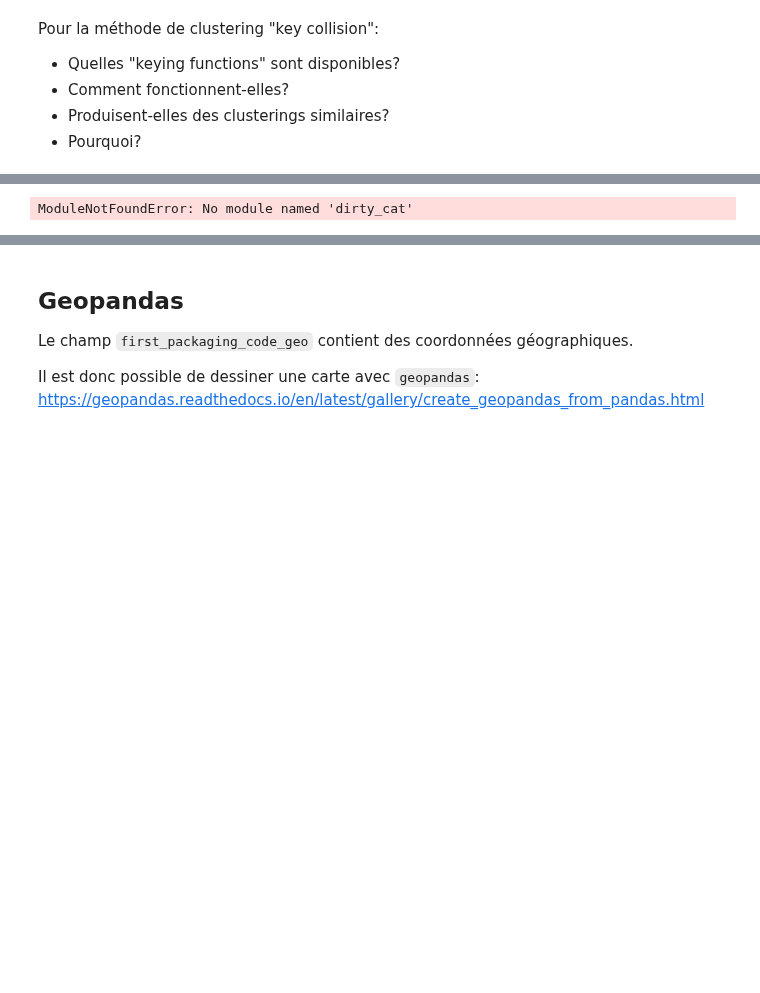
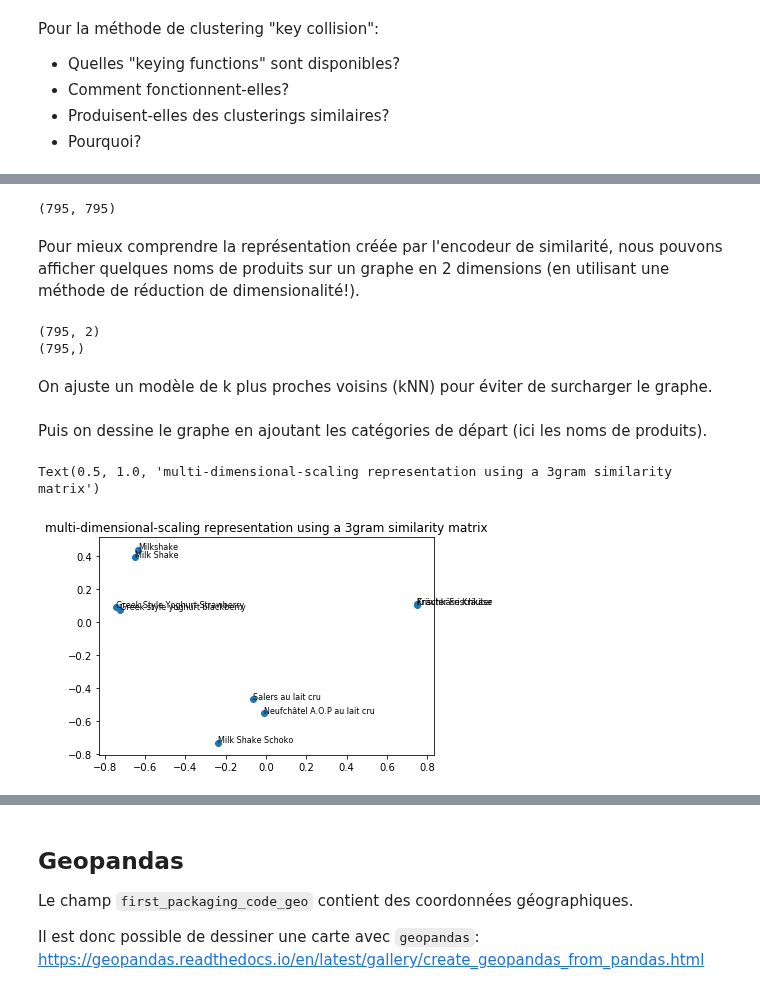
Before and after one commit to moreymat/off-explore, a Jupyter notebook: notebooks/03 - Explorer les données d'OpenFoodFacts.ipynb, the cells around one changed output, grey strips where cells are left out. Drawn from its saved outputs; the diff is of its cells as text; code cells hidden in the pictures; blank space fills up the shorter version.

Commit message:
ENH subset, dirty_cat

```diff
--- a/notebooks/03 - Explorer les données d'OpenFoodFacts.ipynb
+++ b/notebooks/03 - Explorer les données d'OpenFoodFacts.ipynb
@@ -141,12 +142,55 @@ Name: brands, dtype: int64
+# %%
+sorted_values = df_sub['product_name'].sort_values().unique()
 # %%
-sorted_values = df_off['brands'].sort_values().unique()
-
 from dirty_cat import SimilarityEncoder
 
 similarity_encoder = SimilarityEncoder(similarity='ngram')
 transformed_values = similarity_encoder.fit_transform(
     sorted_values.reshape(-1, 1))
-
-# TODO continuer
+transformed_values.shape
 # %% [output]
-ModuleNotFoundError: No module named 'dirty_cat'
+(795, 795)
+# %% [markdown]
+Pour mieux comprendre la représentation créée par l'encodeur de similarité, nous pouvons afficher quelques noms de produits sur un graphe en 2 dimensions (en utilisant une méthode de réduction de dimensionalité!).
+# %%
+from sklearn.manifold import MDS
+
+mds = MDS(dissimilarity='precomputed', n_init=10, random_state=42)
+two_dim_data = mds.fit_transform(
+    1 - transformed_values)  # transformed values lie
+# in the 0-1 range, so 1-transformed_value yields a positive dissimilarity matrix
+print(two_dim_data.shape)
+print(sorted_values.shape)
+# %% [output]
+(795, 2)
+(795,)
+# %% [markdown]
+On ajuste un modèle de k plus proches voisins (kNN) pour éviter de surcharger le graphe.
+# %%
+import numpy as np
+
+n_points = 5
+np.random.seed(43)
+from sklearn.neighbors import NearestNeighbors
+
+random_points = np.random.choice(len(similarity_encoder.categories_[0]),
+                                 n_points, replace=False)
+nn = NearestNeighbors(n_neighbors=2).fit(transformed_values)
+_, indices_ = nn.kneighbors(transformed_values[random_points])
+indices = np.unique(indices_.squeeze())
+# %% [markdown]
+Puis on dessine le graphe en ajoutant les catégories de départ (ici les noms de produits).
+# %%
+import matplotlib.pyplot as plt
+
+f, ax = plt.subplots()
+ax.scatter(x=two_dim_data[indices, 0], y=two_dim_data[indices, 1])
+# adding the legend
+for x in indices:
+    ax.text(x=two_dim_data[x, 0], y=two_dim_data[x, 1], s=sorted_values[x],
+            fontsize=8)
+ax.set_title(
+    'multi-dimensional-scaling representation using a 3gram similarity matrix')
+# %% [output]
+Text(0.5, 1.0, 'multi-dimensional-scaling representation using a 3gram similarity matrix')
+[figure, added]
```
Also changed, not shown: parts of 10 cells of this notebook, 2 other files.
